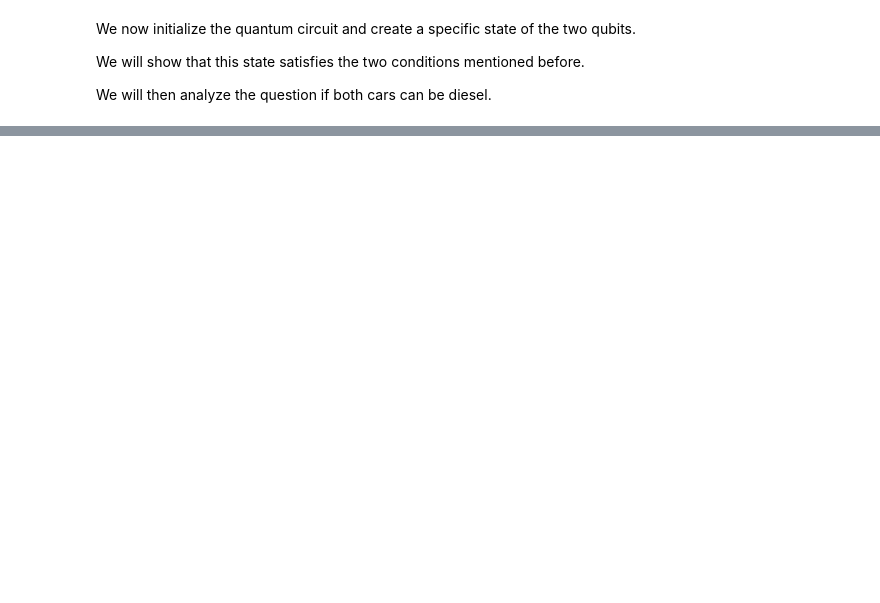
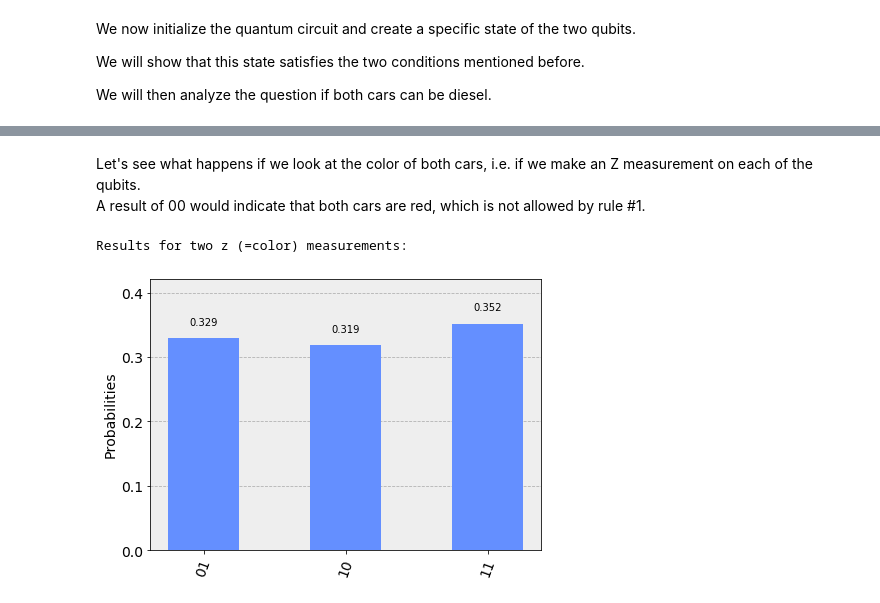
Before and after one commit to JanLahmann/Fun-with-Quantum, a Jupyter notebook: Hardys-Paradox.ipynb, the cells around one changed output, grey strips where cells are left out. Drawn from its saved outputs; the diff is of its cells as text; code cells hidden in the pictures; blank space fills up the shorter version.

```diff
--- a/Hardys-Paradox.ipynb
+++ b/Hardys-Paradox.ipynb
@@ -364,0 +64,14 @@ We will continue the calculations with the last state vector which would have be
+# %% [markdown]
+Let's see what happens if we look at the color of both cars, i.e. if we make an Z measurement on each of the qubits. <br>
+A result of 00 would indicate that both cars are red, which is not allowed by rule #1.
+# %%
+measurements = QuantumCircuit(q,c)
+# z measurement on both qubits
+measurements.measure(q[0],c[0])
+measurements.measure(q[1],c[1])
+qc = qc_hardy + measurements
+print('Results for two z (=color) measurements:')
+plot_histogram(execute(qc,Aer.get_backend('qasm_simulator')).result().get_counts())
+# %% [output]
+Results for two z (=color) measurements:
+[figure, added]
```
Also changed, not shown: parts of 53 cells of this notebook, 12 other files.
